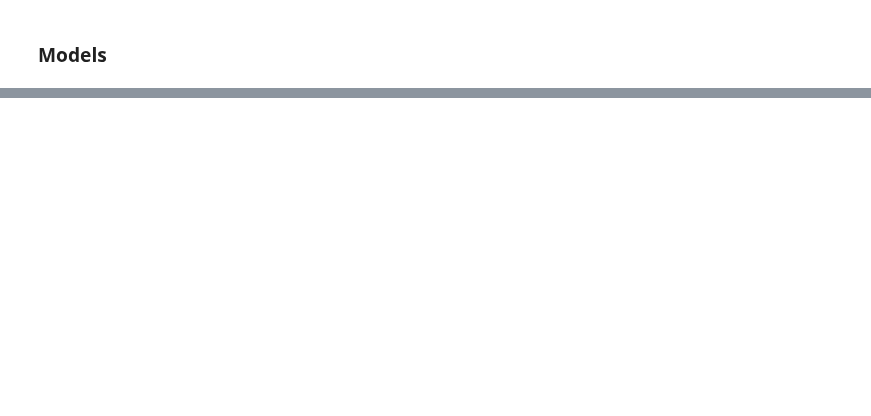
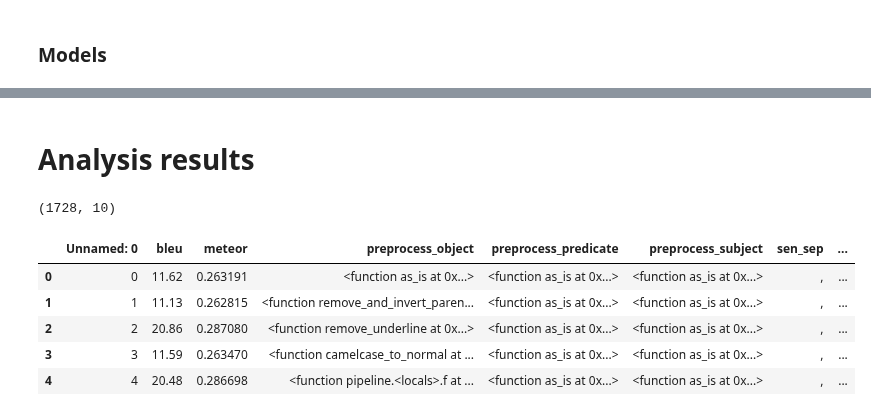
Before and after one commit to abevieiramota/challenge-webnlg, a Jupyter notebook: notebook/13 - Just Join Baseline Model.ipynb, the cells around one changed output, grey strips where cells are left out. Cells and saved outputs as stored; diff of their text form; code cells hidden in the pictures; blank space fills up the shorter version.

Commit message:
refactor just join model

```diff
--- a/notebook/13 - Just Join Baseline Model.ipynb
+++ b/notebook/13 - Just Join Baseline Model.ipynb
@@ -258,0 +107,17 @@ results
+# %% [markdown]
+# Analysis results
+# %%
+df = pd.read_csv('just_join_baseline_evaluation.csv')
+
+df.shape
+# %% [output]
+(1728, 10)
+# %%
+df.head()
+# %% [output]
+|  | Unnamed: 0 | bleu | meteor | preprocess_object | preprocess_predicate | preprocess_subject | sen_sep | ... |
+| 0 | 0 | 11.62 | 0.263191 | <function as_is at 0x...> | <function as_is at 0x...> | <function as_is at 0x...> | , | ... |
+| 1 | 1 | 11.13 | 0.262815 | <function remove_and_invert_paren... | <function as_is at 0x...> | <function as_is at 0x...> | , | ... |
+| 2 | 2 | 20.86 | 0.287080 | <function remove_underline at 0x...> | <function as_is at 0x...> | <function as_is at 0x...> | , | ... |
+| 3 | 3 | 11.59 | 0.263470 | <function camelcase_to_normal at ... | <function as_is at 0x...> | <function as_is at 0x...> | , | ... |
+| 4 | 4 | 20.48 | 0.286698 | <function pipeline.<locals>.f at ... | <function as_is at 0x...> | <function as_is at 0x...> | , | ... |
```
Also changed, not shown: parts of 37 cells of this notebook, 3 other files.
